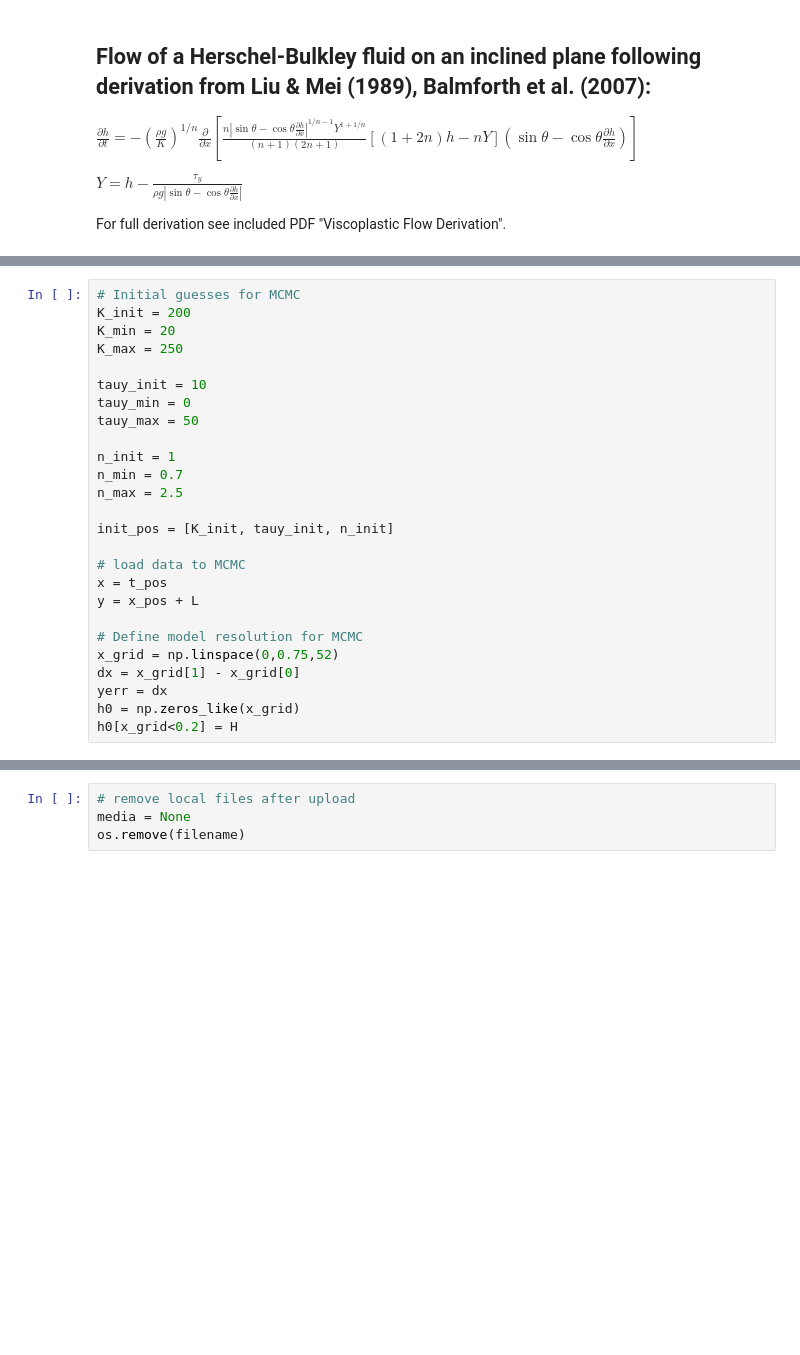
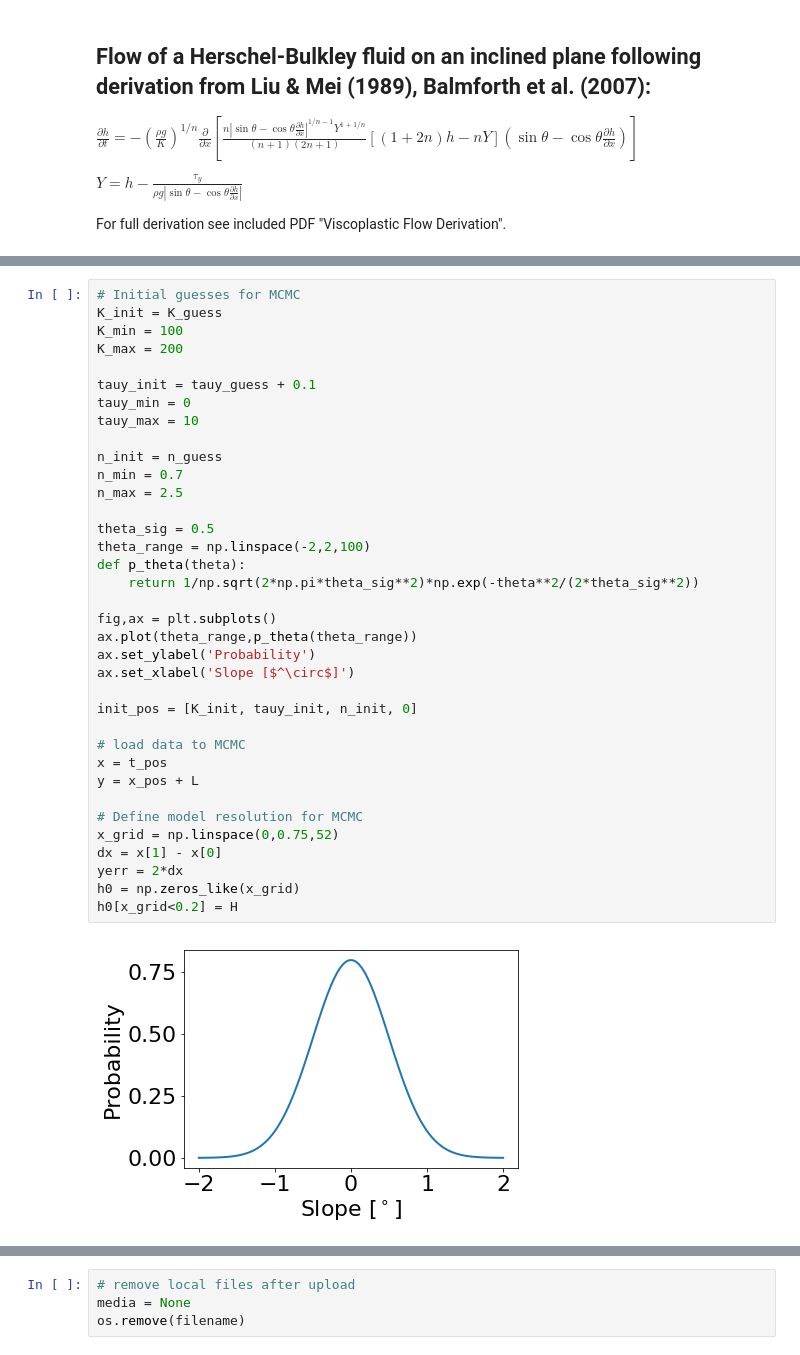
Before and after one commit to JanineBirnbaum18/3-phase-flow, a Jupyter notebook: MCMC from file.ipynb, the cells around one changed output, grey strips where cells are left out. Drawn from its saved outputs; the diff is of its cells as text; blank space fills up the shorter version.

Commit message:
Include slope in MCMC inversion
Upload python files to run MCMC inversion without Jupyter Notebooks

```diff
--- a/MCMC from file.ipynb
+++ b/MCMC from file.ipynb
@@ -192,30 +240,42 @@ def lnlike(mu, x, y, yerr):
     return -0.5*(np.sum((y-model)**2*inv_sigma2 - np.log(2*np.pi*yerr**2)))
 # %%
 # Initial guesses for MCMC
-K_init = 200
-K_min = 20
-K_max = 250
+K_init = K_guess
+K_min = 100
+K_max = 200
 
-tauy_init = 10
+tauy_init = tauy_guess + 0.1
 tauy_min = 0
-tauy_max = 50
+tauy_max = 10
 
-n_init = 1
+n_init = n_guess
 n_min = 0.7
 n_max = 2.5
 
-init_pos = [K_init, tauy_init, n_init]
+theta_sig = 0.5
+theta_range = np.linspace(-2,2,100)
+def p_theta(theta):
+    return 1/np.sqrt(2*np.pi*theta_sig**2)*np.exp(-theta**2/(2*theta_sig**2))
+
+fig,ax = plt.subplots()
+ax.plot(theta_range,p_theta(theta_range))
+ax.set_ylabel('Probability')
+ax.set_xlabel('Slope [$^\circ$]')
+
+init_pos = [K_init, tauy_init, n_init, 0]
 
 # load data to MCMC
 x = t_pos
 y = x_pos + L
 
 # Define model resolution for MCMC
 x_grid = np.linspace(0,0.75,52)
-dx = x_grid[1] - x_grid[0]
-yerr = dx
+dx = x[1] - x[0]
+yerr = 2*dx
 h0 = np.zeros_like(x_grid)
 h0[x_grid<0.2] = H
+# %% [output]
+[figure, added]
 # %%
 # Uniform prior distribution
 def lnprior(mu):
```
Also changed, not shown: parts of 17 cells of this notebook, 2 other files.
